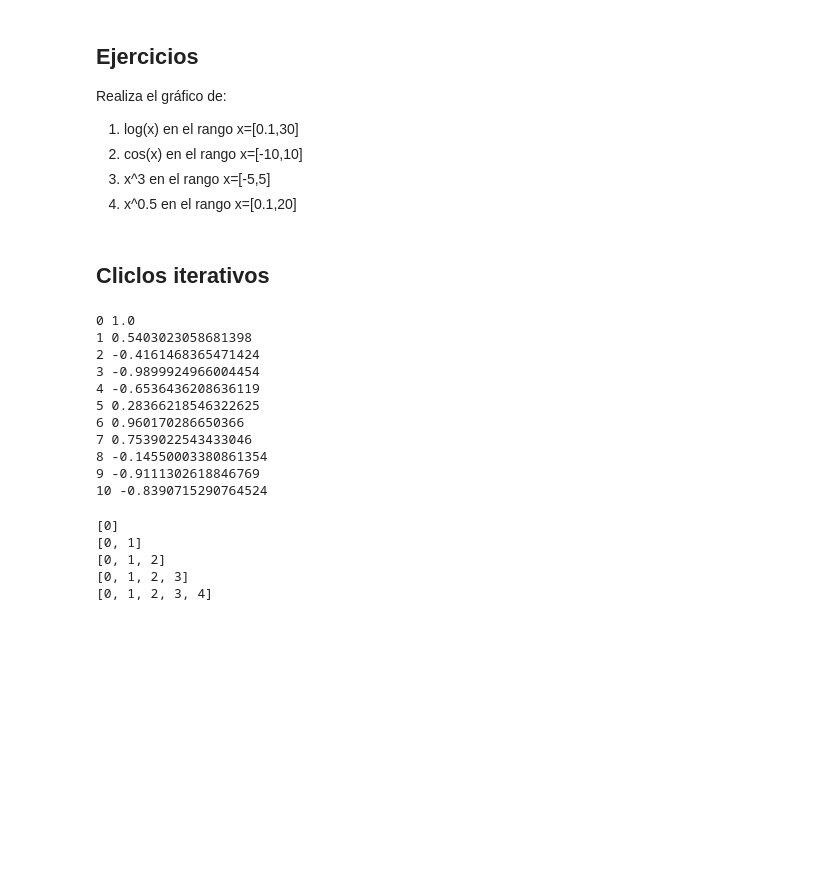
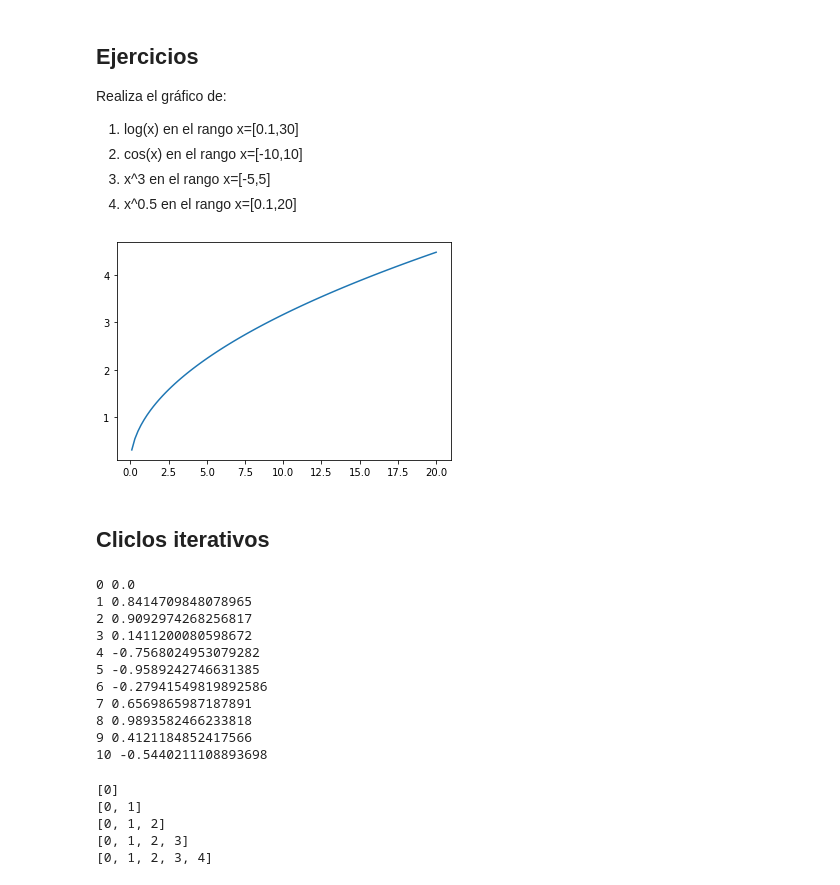
Before and after one commit to mrivas/Bioinformatica, a Jupyter notebook: 2022/Seccion1/clase2.ipynb, the cells around one changed output. Saved outputs shown, nothing was run; the diff lists cells and outputs as text; code cells hidden in the pictures; blank space fills up the shorter version.

```diff
--- a/2022/Seccion1/clase2.ipynb
+++ b/2022/Seccion1/clase2.ipynb
@@ -101,25 +154,31 @@ Realiza el gráfico de:
 2. cos(x) en el rango x=[-10,10]
 3. x^3 en el rango x=[-5,5]
 4. x^0.5 en el rango x=[0.1,20]
+# %%
+x=np.linspace(0.1,20,100)
+plt.plot(x,np.power(x,0.5))
+plt.show()
+# %% [output]
+[figure, added]
 # %% [markdown]
 ## Cliclos iterativos
 # %%
 import numpy as np
 for i in range(11):
-    x = np.cos(i)
+    x = np.sin(i)
     print(i,x)
 # %% [output]
-0 1.0
-1 0.5403023058681398
-2 -0.4161468365471424
-3 -0.9899924966004454
-4 -0.6536436208636119
-5 0.28366218546322625
-6 0.960170286650366
-7 0.7539022543433046
-8 -0.14550003380861354
-9 -0.9111302618846769
-10 -0.8390715290764524
+0 0.0
+1 0.8414709848078965
+2 0.9092974268256817
+3 0.1411200080598672
+4 -0.7568024953079282
+5 -0.9589242746631385
+6 -0.27941549819892586
+7 0.6569865987187891
+8 0.9893582466233818
+9 0.4121184852417566
+10 -0.5440211108893698
 # %%
 # Ejemplo
 
```
Also changed, not shown: parts of 16 cells of this notebook.
